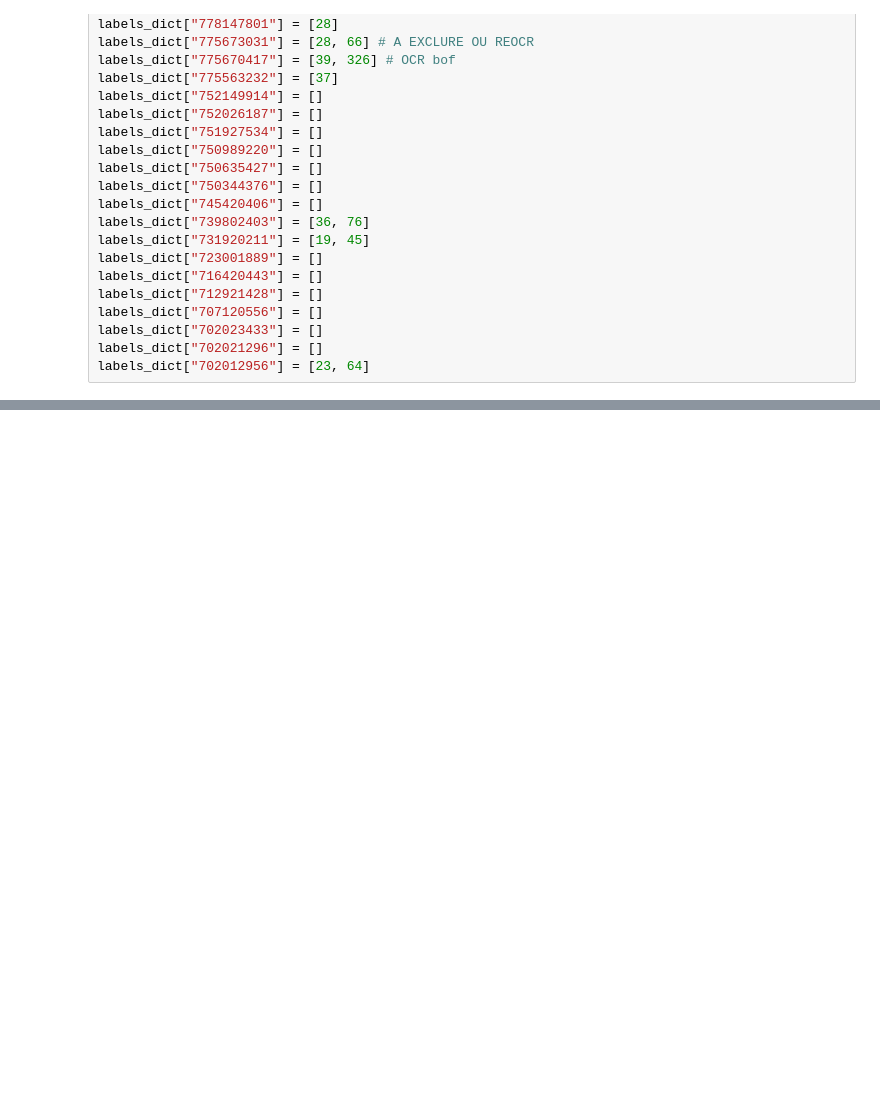
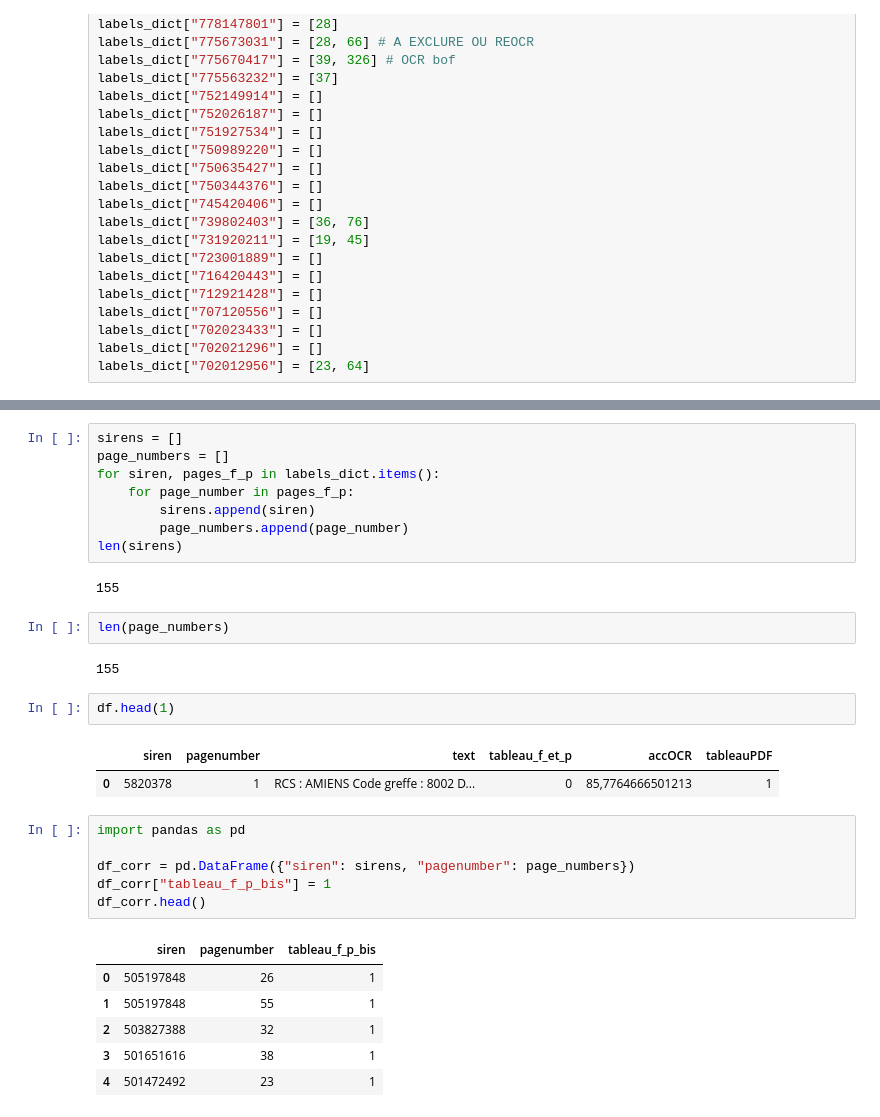
Before and after one commit to InseeFrLab/extraction-comptes-sociaux, a Jupyter notebook: notebooks/review_labels.ipynb, the cells around one changed output, grey strips where cells are left out. Cells and saved outputs as stored; diff of their text form; blank space fills up the shorter version.

```diff
--- a/notebooks/review_labels.ipynb
+++ b/notebooks/review_labels.ipynb
@@ -319,0 +382,32 @@ labels_dict["790052997"] = [32]
+# %%
+sirens = []
+page_numbers = []
+for siren, pages_f_p in labels_dict.items():
+    for page_number in pages_f_p:
+        sirens.append(siren)
+        page_numbers.append(page_number)
+len(sirens)
+# %% [output]
+155
+# %%
+len(page_numbers)
+# %% [output]
+155
+# %%
+df.head(1)
+# %% [output]
+|  | siren | pagenumber | text | tableau_f_et_p | accOCR | tableauPDF |
+| 0 | 5820378 | 1 | RCS : AMIENS Code greffe : 8002 D... | 0 | 85,7764666501213 | 1 |
+# %%
+import pandas as pd
+
+df_corr = pd.DataFrame({"siren": sirens, "pagenumber": page_numbers})
+df_corr["tableau_f_p_bis"] = 1
+df_corr.head()
+# %% [output]
+|  | siren | pagenumber | tableau_f_p_bis |
+| 0 | 505197848 | 26 | 1 |
+| 1 | 505197848 | 55 | 1 |
+| 2 | 503827388 | 32 | 1 |
+| 3 | 501651616 | 38 | 1 |
+| 4 | 501472492 | 23 | 1 |
```
Also changed, not shown: parts of 21 cells of this notebook.
